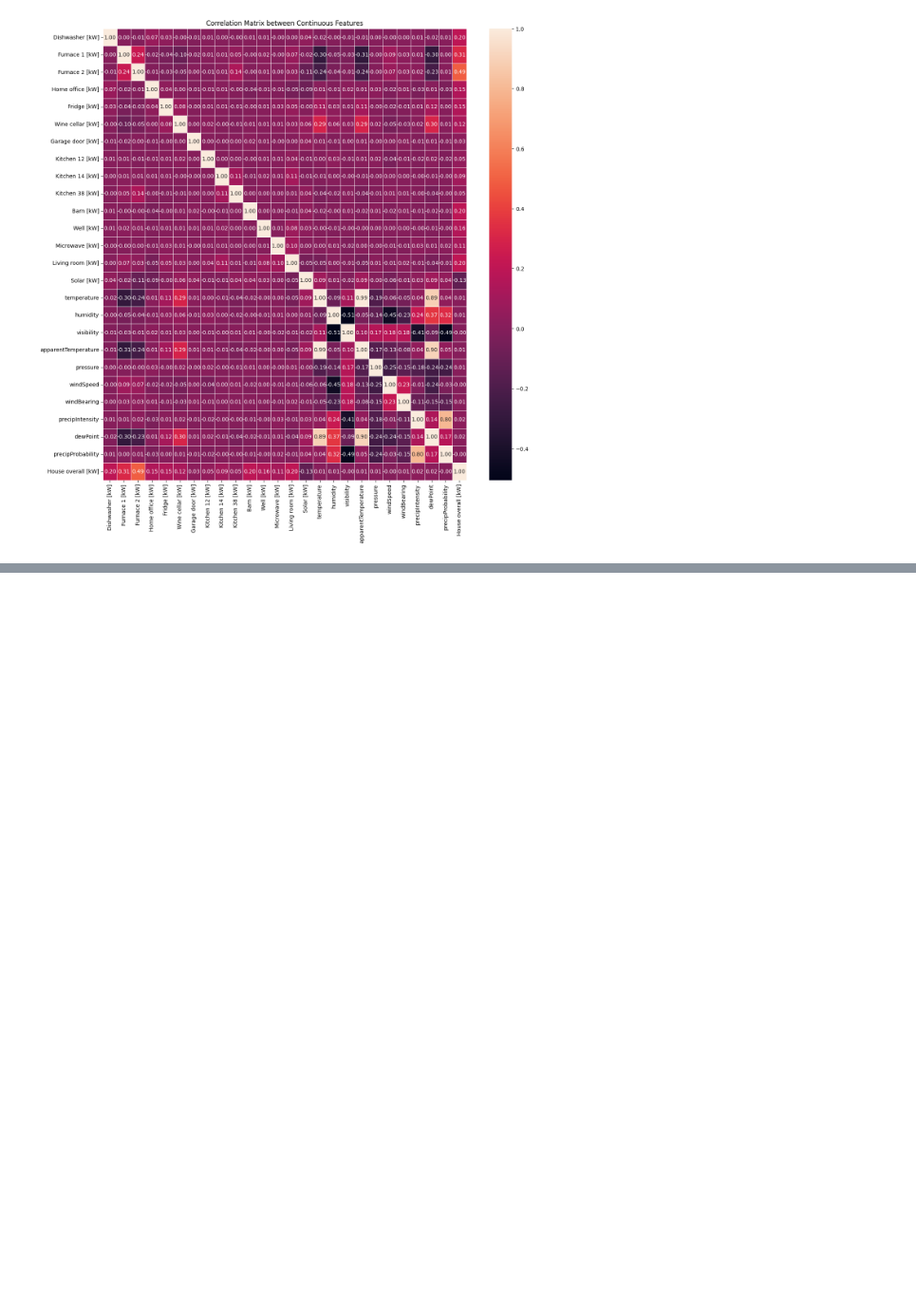
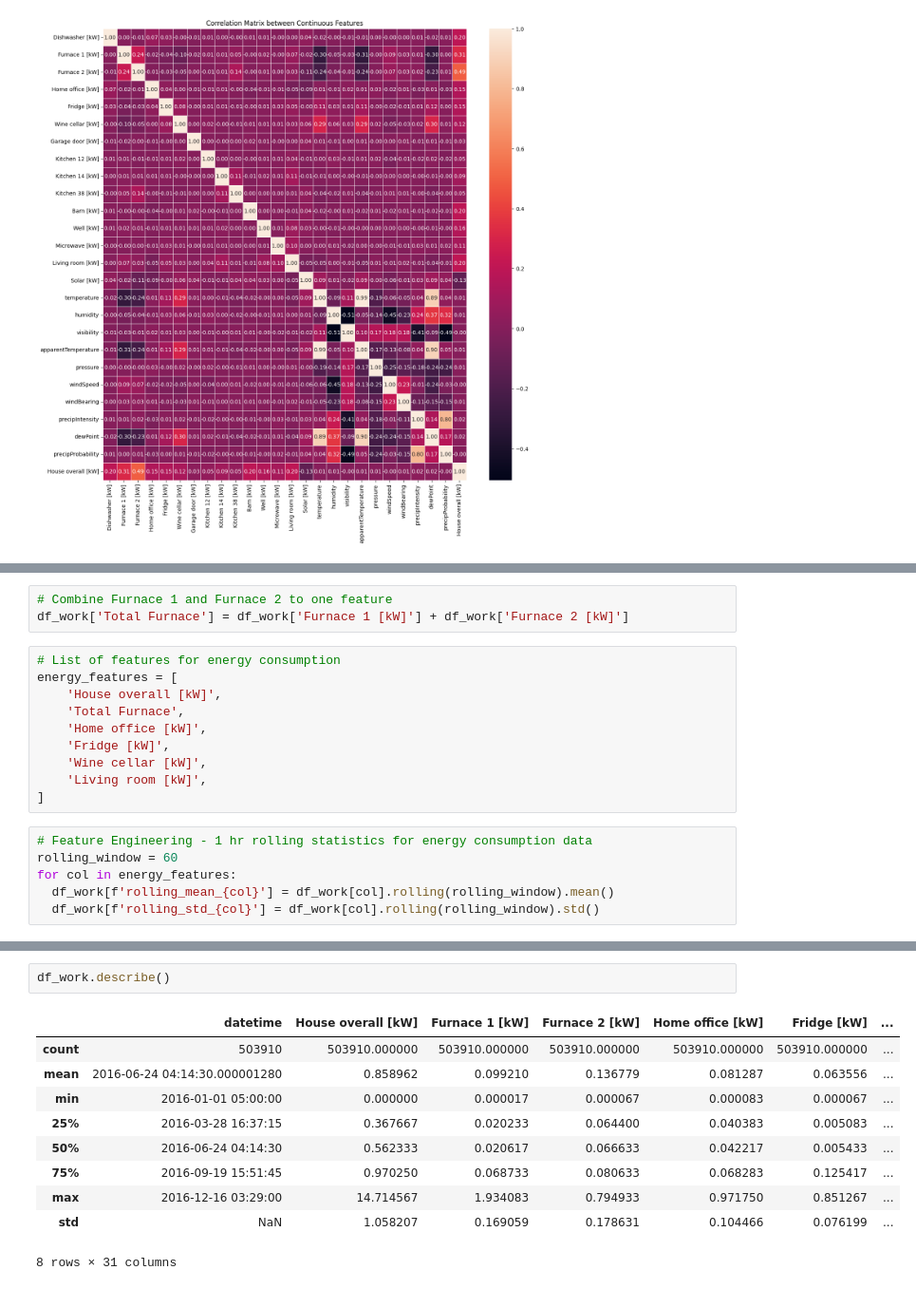
Before and after one commit to mojodean/aai-530-final-project, a Jupyter notebook: 530_IoT_project.ipynb, the cells around one changed output, grey strips where cells are left out. Shown at 95% size. Drawn from its saved outputs; the diff is of its cells as text; blank space fills up the shorter version.

```diff
--- a/530_IoT_project.ipynb
+++ b/530_IoT_project.ipynb
@@ -300,0 +327,19 @@ Text(0.5, 1.0, 'Correlation Matrix between Continuous Features')
+# %%
+# Combine Furnace 1 and Furnace 2 to one feature
+df_work['Total Furnace'] = df_work['Furnace 1 [kW]'] + df_work['Furnace 2 [kW]']
+# %%
+# List of features for energy consumption
+energy_features = [
+    'House overall [kW]',
+    'Total Furnace',
+    'Home office [kW]',
+    'Fridge [kW]',
+    'Wine cellar [kW]',
+    'Living room [kW]',
+]
+# %%
+# Feature Engineering - 1 hr rolling statistics for energy consumption data
+rolling_window = 60
+for col in energy_features:
+  df_work[f'rolling_mean_{col}'] = df_work[col].rolling(rolling_window).mean()
+  df_work[f'rolling_std_{col}'] = df_work[col].rolling(rolling_window).std()
@@ -300,0 +373,13 @@ Text(0.5, 1.0, 'Correlation Matrix between Continuous Features')
+# %%
+df_work.describe()
+# %% [output]
+|  | datetime | House overall [kW] | Furnace 1 [kW] | Furnace 2 [kW] | Home office [kW] | Fridge [kW] | ... |
+| count | 503910 | 503910.000000 | 503910.000000 | 503910.000000 | 503910.000000 | 503910.000000 | ... |
+| mean | 2016-06-24 04:14:30.000001280 | 0.858962 | 0.099210 | 0.136779 | 0.081287 | 0.063556 | ... |
+| min | 2016-01-01 05:00:00 | 0.000000 | 0.000017 | 0.000067 | 0.000083 | 0.000067 | ... |
+| 25% | 2016-03-28 16:37:15 | 0.367667 | 0.020233 | 0.064400 | 0.040383 | 0.005083 | ... |
+| 50% | 2016-06-24 04:14:30 | 0.562333 | 0.020617 | 0.066633 | 0.042217 | 0.005433 | ... |
+| 75% | 2016-09-19 15:51:45 | 0.970250 | 0.068733 | 0.080633 | 0.068283 | 0.125417 | ... |
+| max | 2016-12-16 03:29:00 | 14.714567 | 1.934083 | 0.794933 | 0.971750 | 0.851267 | ... |
+| std | NaN | 1.058207 | 0.169059 | 0.178631 | 0.104466 | 0.076199 | ... |
+8 rows × 31 columns
```
Also changed, not shown: parts of 13 cells of this notebook.
